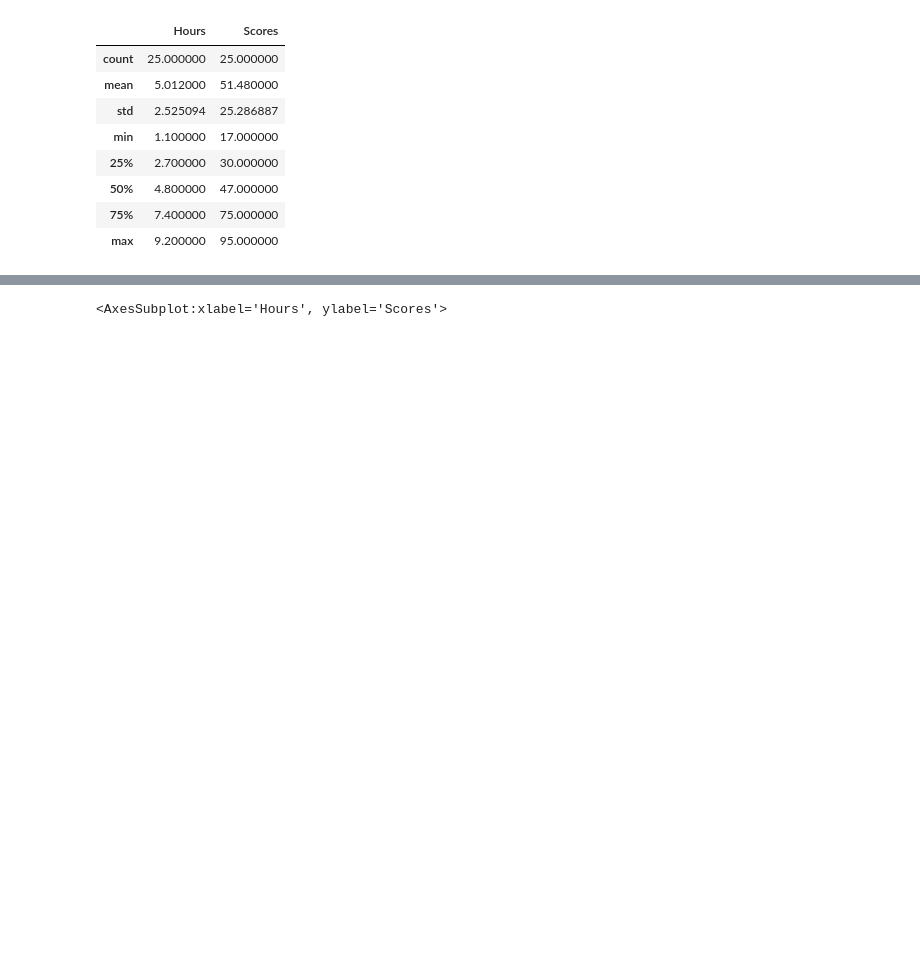
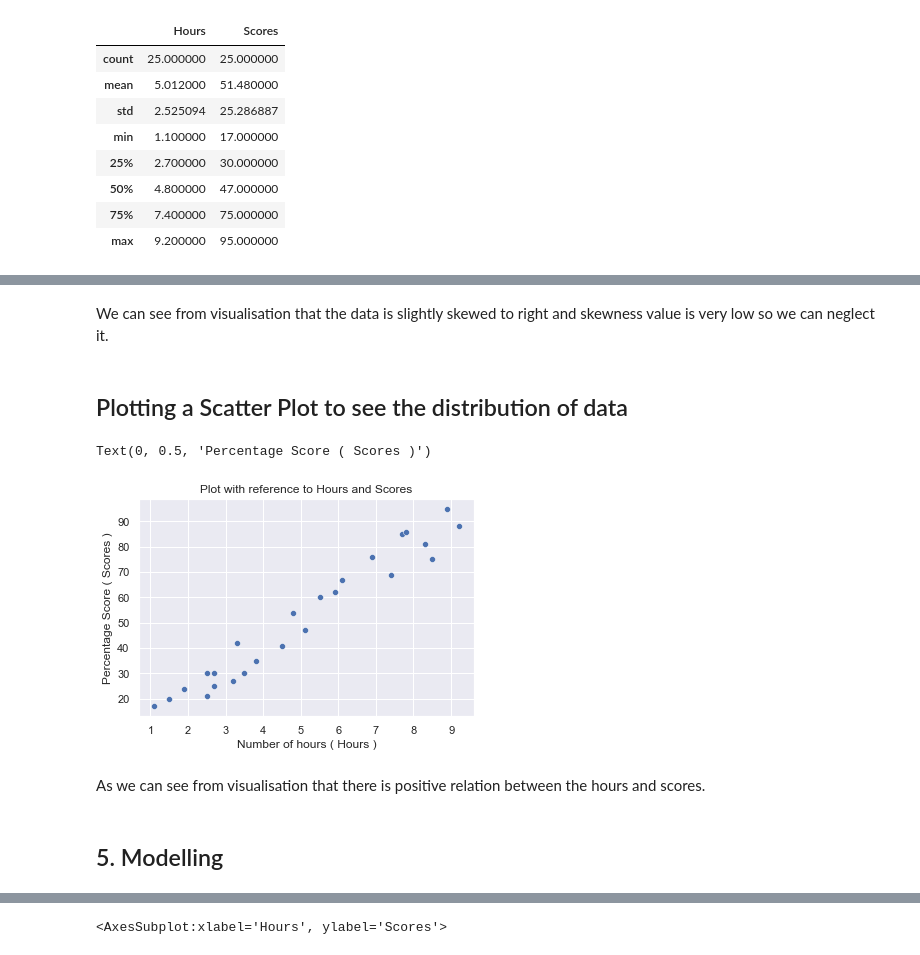
Before and after one commit to im-sudhir/GRIP-APR21-THE-SPARK-FOUNDATION, a Jupyter notebook: Task1.ipynb, the cells around one changed output, grey strips where cells are left out. Cells and saved outputs as stored; diff of their text form; code cells hidden in the pictures; blank space fills up the shorter version.

```diff
--- a/Task1.ipynb
+++ b/Task1.ipynb
@@ -41,0 +118,16 @@ sns.scatterplot(data=df,x='Hours',y='Scores')
+# %% [markdown]
+We can see from visualisation that the data is slightly skewed to right and skewness value is very low so we can neglect it.
+# %% [markdown]
+## Plotting a Scatter Plot to see the distribution of data
+# %%
+sns.scatterplot(data=df,x='Hours',y='Scores')
+plt.title('Plot with reference to Hours and Scores')
+plt.xlabel('Number of hours ( Hours )')
+plt.ylabel('Percentage Score ( Scores )')
+# %% [output]
+Text(0, 0.5, 'Percentage Score ( Scores )')
+[figure, added]
+# %% [markdown]
+As we can see from visualisation that there is positive relation between the hours and scores.
+# %% [markdown]
+## 5. Modelling
```
Also changed, not shown: parts of 42 cells of this notebook.
